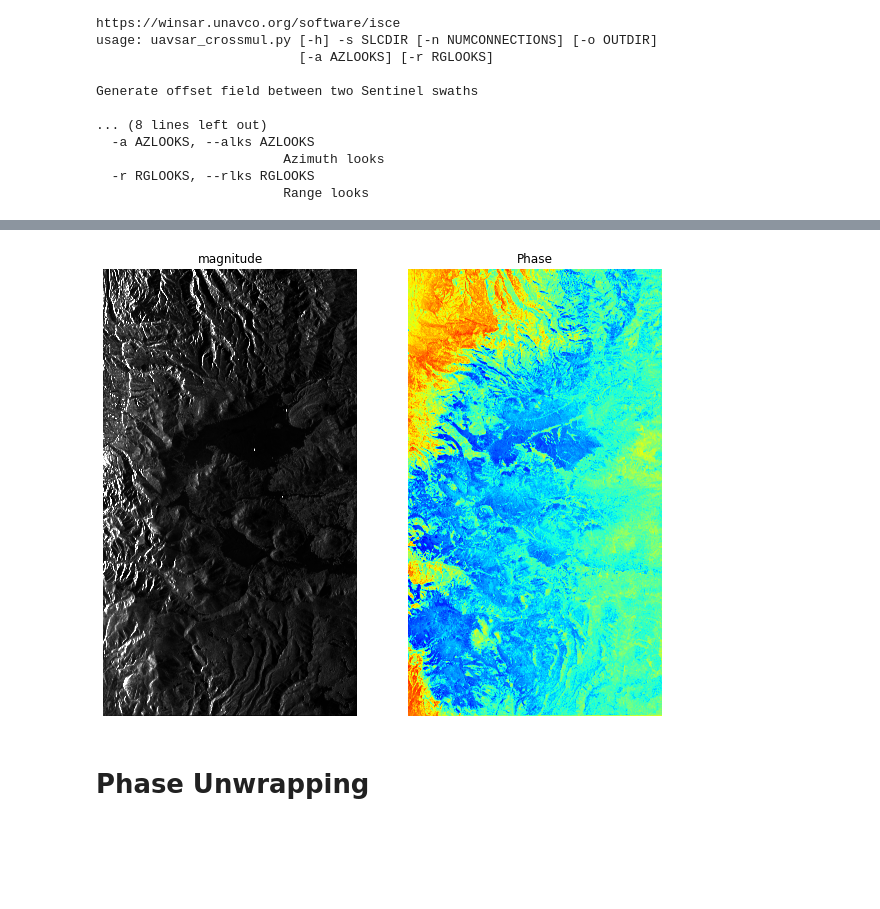
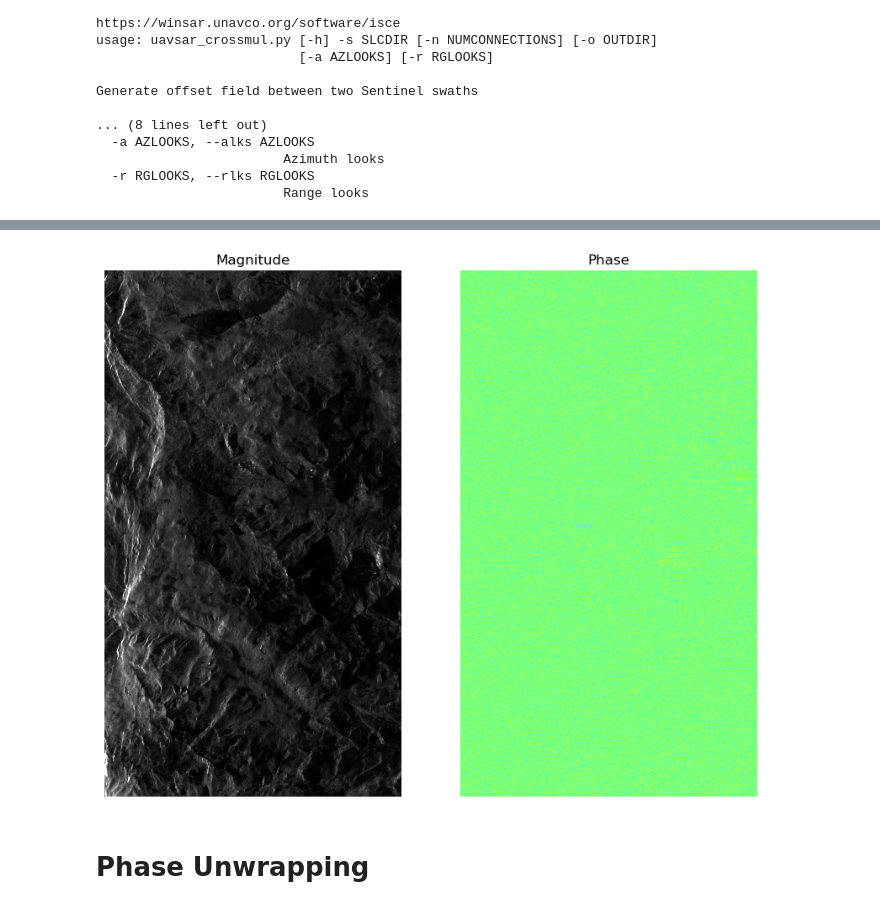
Before and after one commit to jacktarricone/ch3_fusion, a Jupyter notebook: sierra_isce_uavsar_processing.ipynb, the cells around one changed output, grey strips where cells are left out. Cells and saved outputs as stored; diff of their text form; code cells hidden in the pictures; blank space fills up the shorter version.

```diff
--- a/sierra_isce_uavsar_processing.ipynb
+++ b/sierra_isce_uavsar_processing.ipynb
@@ -424,24 +442,24 @@ API open (WR): igrams/20200131T1903_20200212T2211/20200131T1903_20200212T2211.am
 # %%
 # plot amplitude and wrapped interferogram
 
-w_int = 'igrams/20200212T1545_20200226T1627/20200212T1545_20200226T1627.int'
+w_int = 'igrams/20200226T2253_20200311T1852/20200226T2253_20200311T1852.int'
 ds = gdal.Open(w_int, gdal.GA_ReadOnly)
 igram = ds.GetRasterBand(1).ReadAsArray()
 ds = None
 
 fig = plt.figure(figsize=(10, 14))
 
 ax = fig.add_subplot(1,2,1)
-ax.imshow(np.abs(igram), vmin = 0 , vmax = 10.0, cmap = 'gray')
-ax.set_title("magnitude")
+ax.imshow(np.abs(igram), vmin = 0 , vmax = 8.0, cmap = 'gray')
+ax.set_title("Magnitude")
 ax.set_axis_off()
 
 ax = fig.add_subplot(1,2,2)
-ax.imshow(np.angle(igram), cmap = 'jet', vmin=-3.14, vmax=3.14)
+ax.imshow(np.angle(igram), cmap = 'jet')
 ax.set_title("Phase")
 ax.set_axis_off()
 # %% [output]
-[figure, old version]
+[figure, new version]
 # %% [markdown]
 # Phase Unwrapping
 # %%
```
Also changed, not shown: parts of 9 cells of this notebook, 2 other files.
